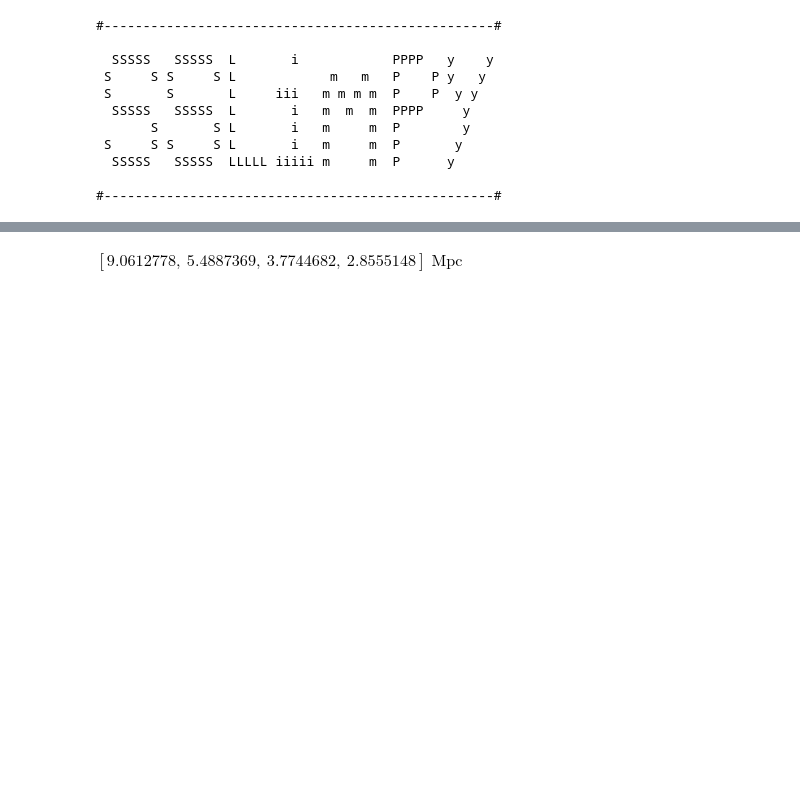
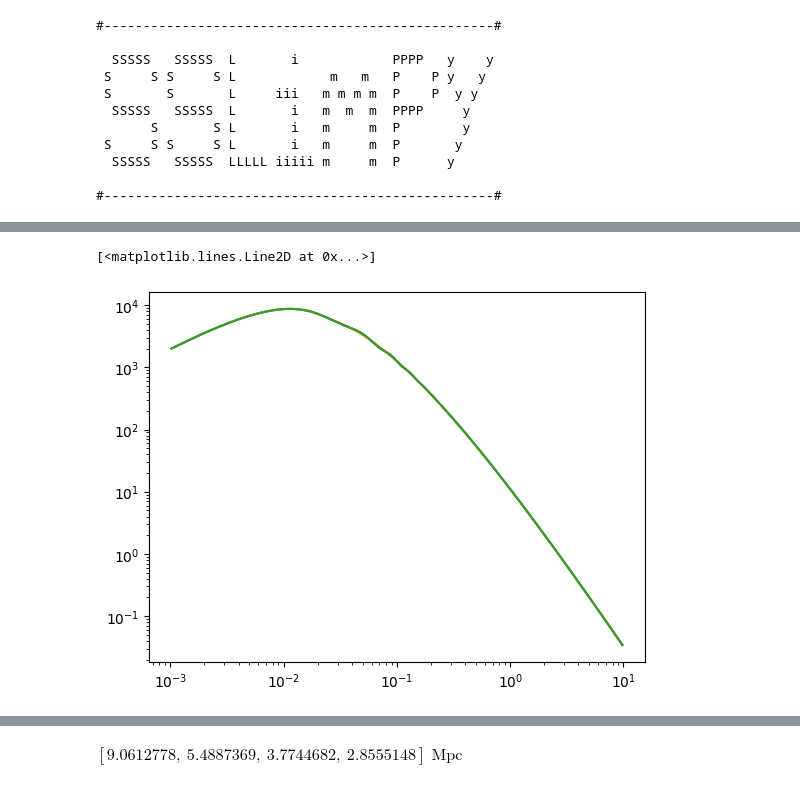
Before and after one commit to Sefa76/SSLimPy, a Jupyter notebook: SSLimPy.ipynb, the cells around one changed output, grey strips where cells are left out. Saved outputs shown, nothing was run; the diff lists cells and outputs as text; code cells hidden in the pictures; blank space fills up the shorter version.

```diff
--- a/SSLimPy.ipynb
+++ b/SSLimPy.ipynb
@@ -37,0 +94,9 @@ Success
+# %%
+k = pobs.k
+z = pobs.z
+plt.loglog(k,Asslimpy.fiducialcosmo.matpow(k,z))
+plt.loglog(k,Asslimpy.fiducialcosmo.nonwiggle_pow(k,z))
+plt.loglog(k,pobs.dewiggled_pdd(k,1,z))
+# %% [output]
+[<matplotlib.lines.Line2D at 0x...>]
+[figure, added]
```
Also changed, not shown: parts of 12 cells of this notebook, 2 other files.
